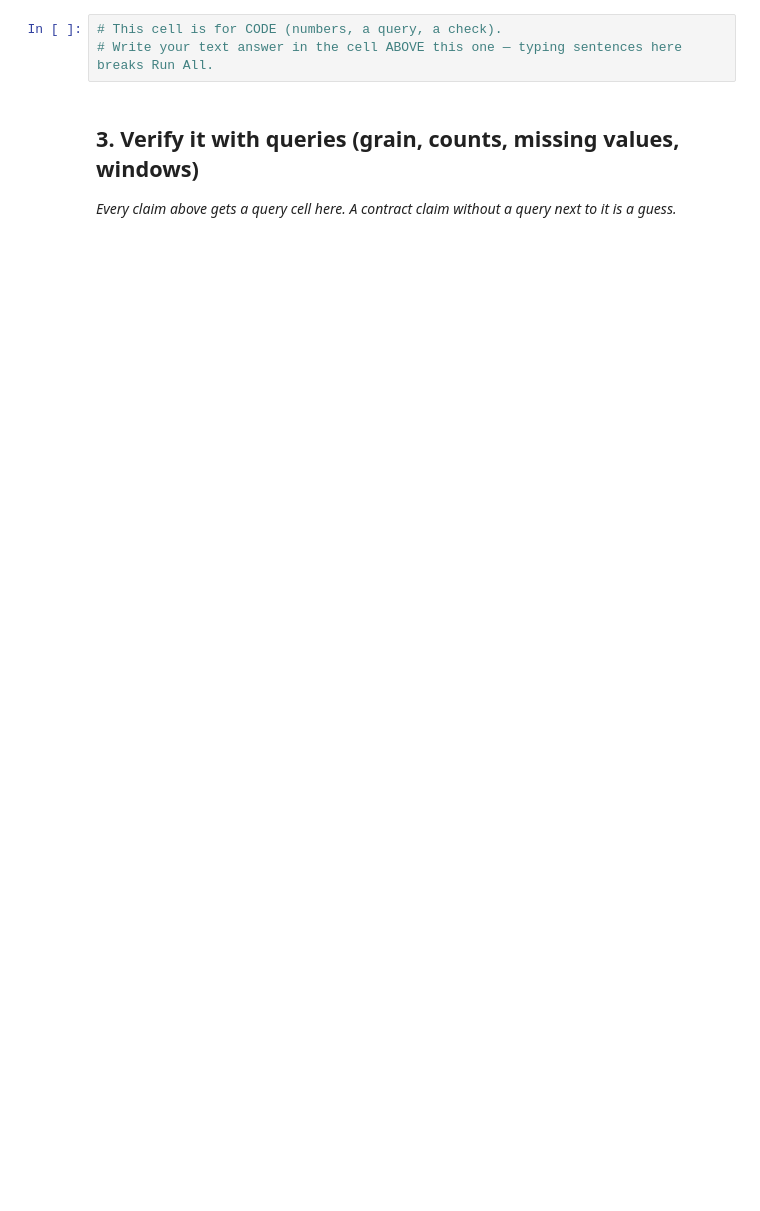
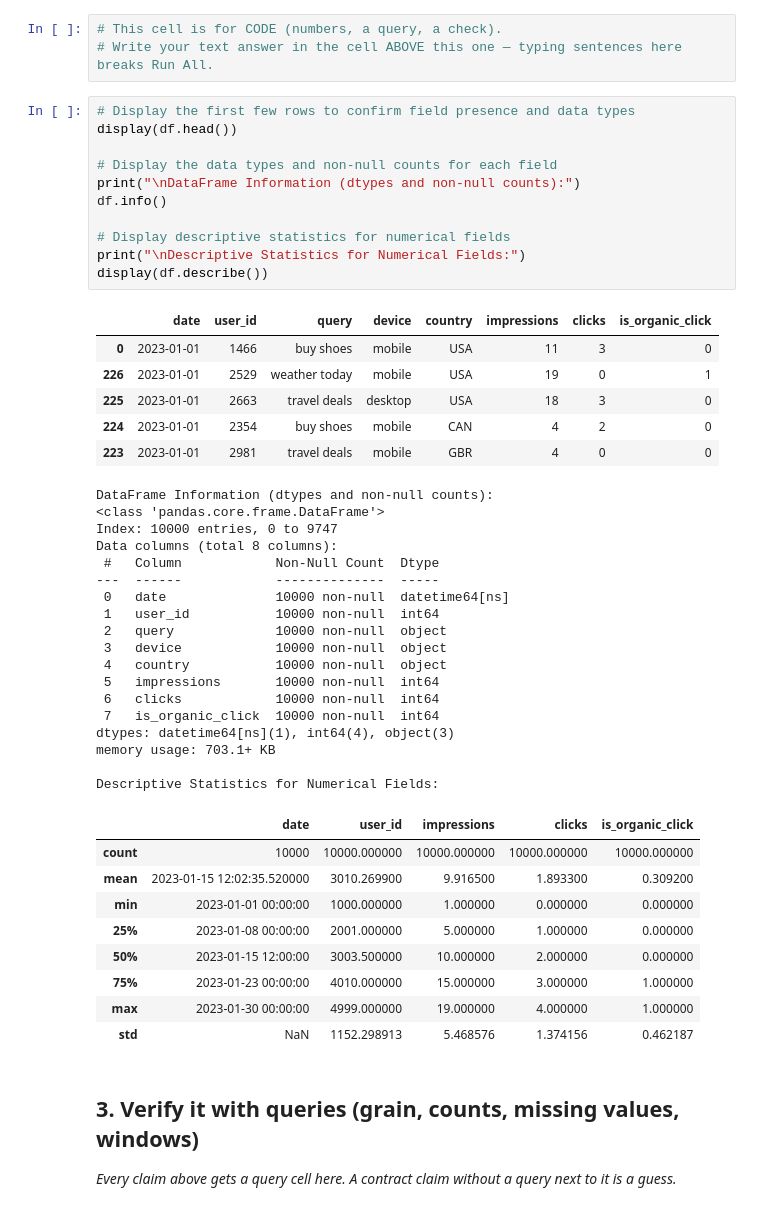
Before and after one commit to asad-raza-929/Flyrank_Internship_ml, a Jupyter notebook: work/notebooks/w03_data_contract.ipynb, the cells around one changed output. Saved outputs shown, nothing was run; the diff lists cells and outputs as text; blank space fills up the shorter version.

```diff
--- a/work/notebooks/w03_data_contract.ipynb
+++ b/work/notebooks/w03_data_contract.ipynb
@@ -20,6 +129,51 @@ This skeleton is yours to fill. Work the sections **in order** — each one has
 # %%
 # This cell is for CODE (numbers, a query, a check).
 # Write your text answer in the cell ABOVE this one — typing sentences here breaks Run All.
+# %%
+# Display the first few rows to confirm field presence and data types
+display(df.head())
+
+# Display the data types and non-null counts for each field
+print("\nDataFrame Information (dtypes and non-null counts):")
+df.info()
+
+# Display descriptive statistics for numerical fields
+print("\nDescriptive Statistics for Numerical Fields:")
+display(df.describe())
+# %% [output]
+|  | date | user_id | query | device | country | impressions | clicks | is_organic_click |
+| 0 | 2023-01-01 | 1466 | buy shoes | mobile | USA | 11 | 3 | 0 |
+| 226 | 2023-01-01 | 2529 | weather today | mobile | USA | 19 | 0 | 1 |
+| 225 | 2023-01-01 | 2663 | travel deals | desktop | USA | 18 | 3 | 0 |
+| 224 | 2023-01-01 | 2354 | buy shoes | mobile | CAN | 4 | 2 | 0 |
+| 223 | 2023-01-01 | 2981 | travel deals | mobile | GBR | 4 | 0 | 0 |
+DataFrame Information (dtypes and non-null counts):
+<class 'pandas.core.frame.DataFrame'>
+Index: 10000 entries, 0 to 9747
+Data columns (total 8 columns):
+ #   Column            Non-Null Count  Dtype
+---  ------            --------------  -----
+ 0   date              10000 non-null  datetime64[ns]
+ 1   user_id           10000 non-null  int64
+ 2   query             10000 non-null  object
+ 3   device            10000 non-null  object
+ 4   country           10000 non-null  object
+ 5   impressions       10000 non-null  int64
+ 6   clicks            10000 non-null  int64
+ 7   is_organic_click  10000 non-null  int64
+dtypes: datetime64[ns](1), int64(4), object(3)
+memory usage: 703.1+ KB
+
+Descriptive Statistics for Numerical Fields:
+|  | date | user_id | impressions | clicks | is_organic_click |
+| count | 10000 | 10000.000000 | 10000.000000 | 10000.000000 | 10000.000000 |
+| mean | 2023-01-15 12:02:35.520000 | 3010.269900 | 9.916500 | 1.893300 | 0.309200 |
+| min | 2023-01-01 00:00:00 | 1000.000000 | 1.000000 | 0.000000 | 0.000000 |
+| 25% | 2023-01-08 00:00:00 | 2001.000000 | 5.000000 | 1.000000 | 0.000000 |
+| 50% | 2023-01-15 12:00:00 | 3003.500000 | 10.000000 | 2.000000 | 0.000000 |
+| 75% | 2023-01-23 00:00:00 | 4010.000000 | 15.000000 | 3.000000 | 1.000000 |
+| max | 2023-01-30 00:00:00 | 4999.000000 | 19.000000 | 4.000000 | 1.000000 |
+| std | NaN | 1152.298913 | 5.468576 | 1.374156 | 0.462187 |
 # %% [markdown]
 ## 3. Verify it with queries (grain, counts, missing values, windows)
 
```
Also changed, not shown: parts of 9 cells of this notebook.
